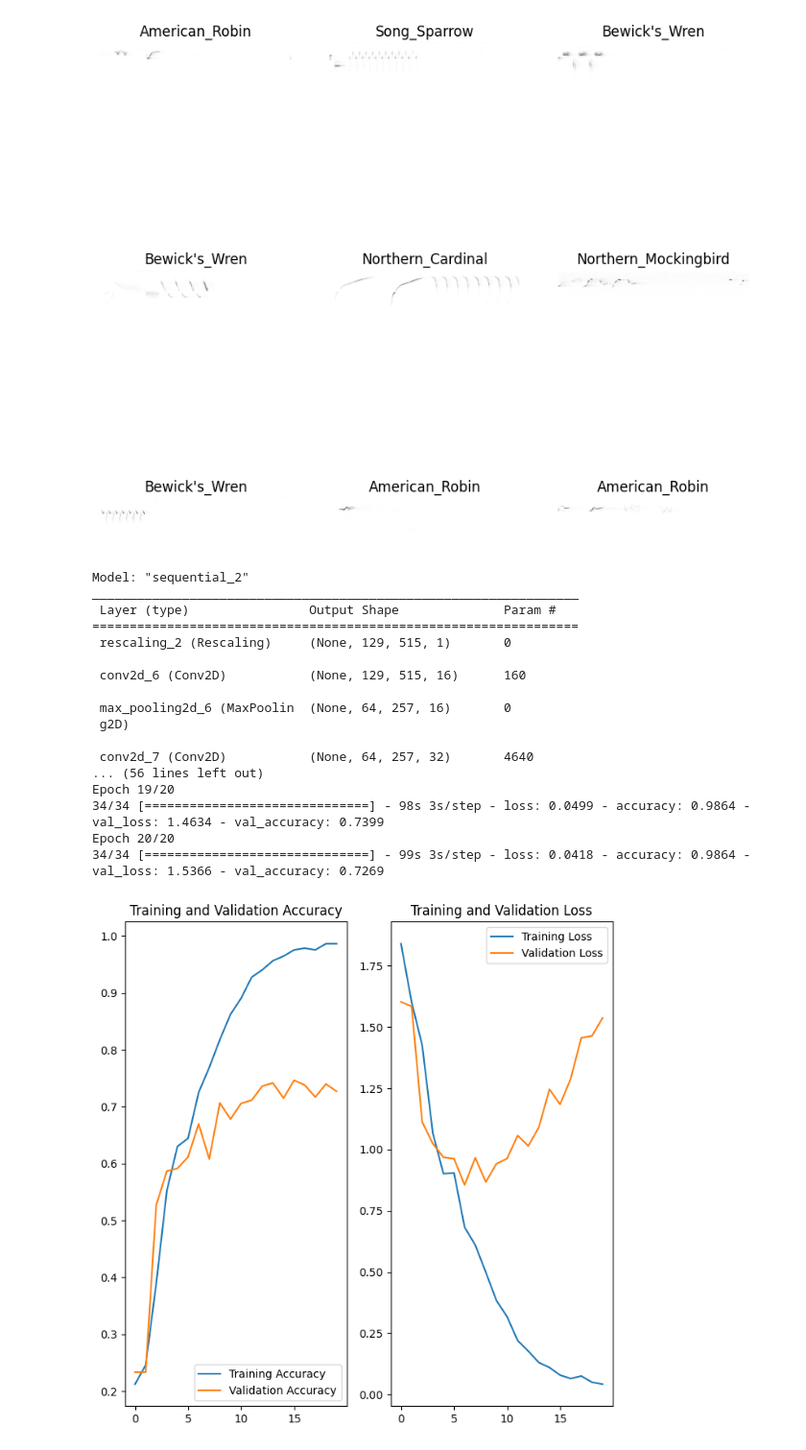
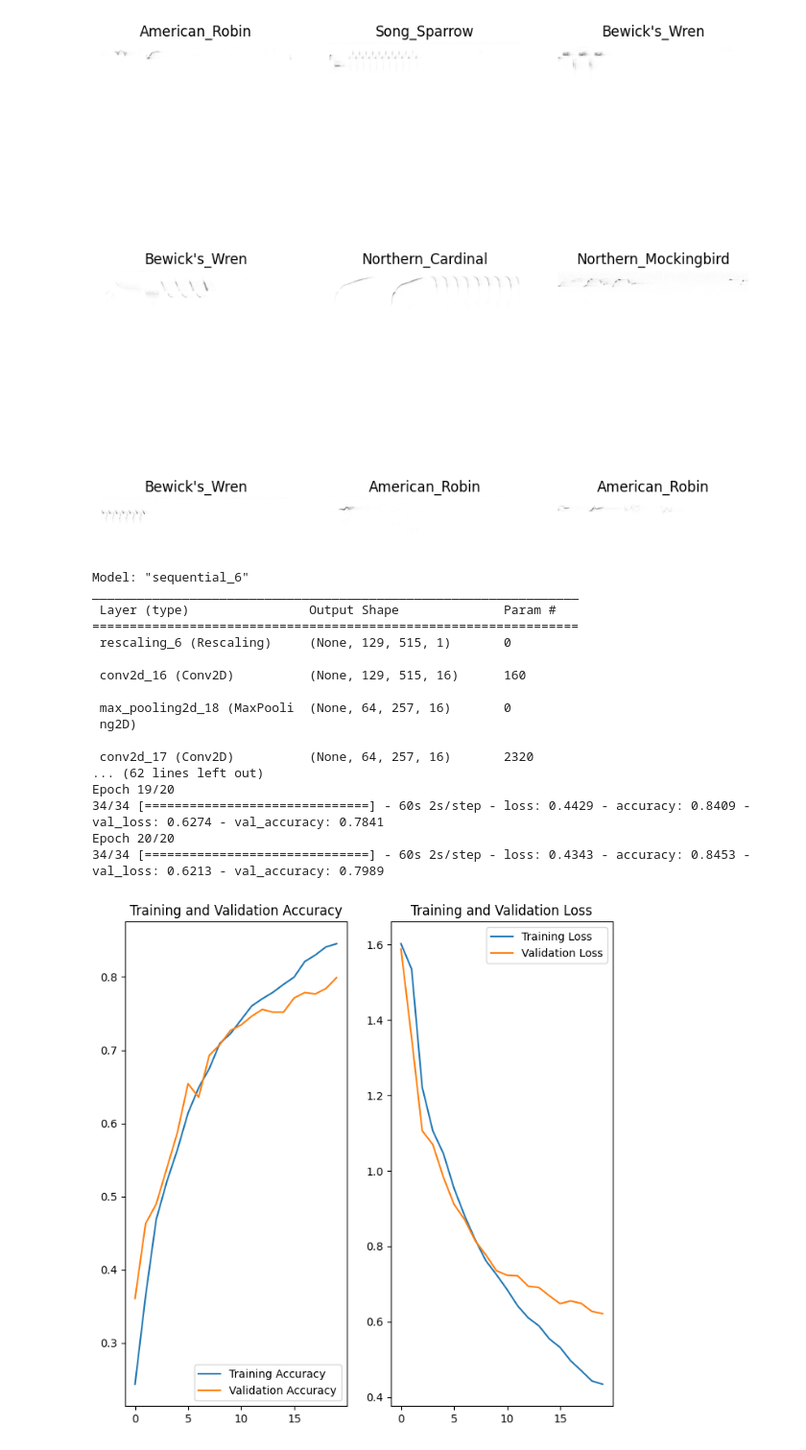
Before and after one commit to Eleczoo/cnn_birds, a Jupyter notebook: v2.ipynb, the cells around one changed output. Shown at 96% size. Saved outputs shown, nothing was run; the diff lists cells and outputs as text; code cells hidden in the pictures.

Commit message:
80% acc model tf lite

```diff
--- a/v2.ipynb
+++ b/v2.ipynb
@@ -59,12 +59,14 @@ model = Sequential([
 	layers.Rescaling(1./255, input_shape=(img_height, img_width, 1)),
 	layers.Conv2D(16, 3, padding='same', activation='relu'),
 	layers.MaxPooling2D(),
-	layers.Conv2D(32, 3, padding='same', activation='relu'),
+	layers.Conv2D(16, 3, padding='same', activation='relu'),
 	layers.MaxPooling2D(),
-	layers.Conv2D(64, 3, padding='same', activation='relu'),
+	layers.Conv2D(16, 3, padding='same', activation='relu'),
+	layers.MaxPooling2D(),
+	layers.MaxPooling2D(),
 	layers.MaxPooling2D(),
 	layers.Flatten(),
-	layers.Dense(128, activation='relu'),
+	layers.Dense(64, activation='relu'),
 	layers.Dense(num_classes)
 ])
 
@@ -86,43 +88,43 @@ history = model.fit(
 acc = history.history['accuracy']
 val_acc = history.history['val_accuracy']
 
 loss = history.history['loss']
 val_loss = history.history['val_loss']
 
 epochs_range = range(epochs)
 
 plt.figure(figsize=(8, 8))
 plt.subplot(1, 2, 1)
 plt.plot(epochs_range, acc, label='Training Accuracy')
 plt.plot(epochs_range, val_acc, label='Validation Accuracy')
 plt.legend(loc='lower right')
 plt.title('Training and Validation Accuracy')
 
 plt.subplot(1, 2, 2)
 plt.plot(epochs_range, loss, label='Training Loss')
 plt.plot(epochs_range, val_loss, label='Validation Loss')
 plt.legend(loc='upper right')
 plt.title('Training and Validation Loss')
 plt.show()
 # %% [output]
-Model: "sequential_2"
+Model: "sequential_6"
 _________________________________________________________________
  Layer (type)                Output Shape              Param #
 =================================================================
- rescaling_2 (Rescaling)     (None, 129, 515, 1)       0
+ rescaling_6 (Rescaling)     (None, 129, 515, 1)       0
 
- conv2d_6 (Conv2D)           (None, 129, 515, 16)      160
+ conv2d_16 (Conv2D)          (None, 129, 515, 16)      160
 
- max_pooling2d_6 (MaxPoolin  (None, 64, 257, 16)       0
- g2D)
+ max_pooling2d_18 (MaxPooli  (None, 64, 257, 16)       0
+ ng2D)
 
- conv2d_7 (Conv2D)           (None, 64, 257, 32)       4640
-... (56 lines left out)
+ conv2d_17 (Conv2D)          (None, 64, 257, 16)       2320
+... (62 lines left out)
 Epoch 19/20
-34/34 [==============================] - 98s 3s/step - loss: 0.0499 - accuracy: 0.9864 - val_loss: 1.4634 - val_accuracy: 0.7399
+34/34 [==============================] - 60s 2s/step - loss: 0.4429 - accuracy: 0.8409 - val_loss: 0.6274 - val_accuracy: 0.7841
 Epoch 20/20
-34/34 [==============================] - 99s 3s/step - loss: 0.0418 - accuracy: 0.9864 - val_loss: 1.5366 - val_accuracy: 0.7269
+34/34 [==============================] - 60s 2s/step - loss: 0.4343 - accuracy: 0.8453 - val_loss: 0.6213 - val_accuracy: 0.7989
-[figure, old version]
+[figure, new version]
 # %%
 # model.save("birds_74.h5")
 model.save("birds.keras")
```
Also changed, not shown: parts of 1 cell of this notebook, 3 other files.
